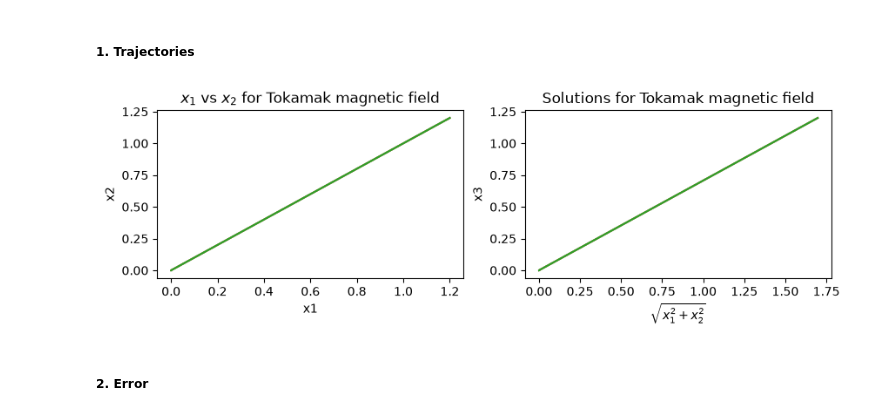
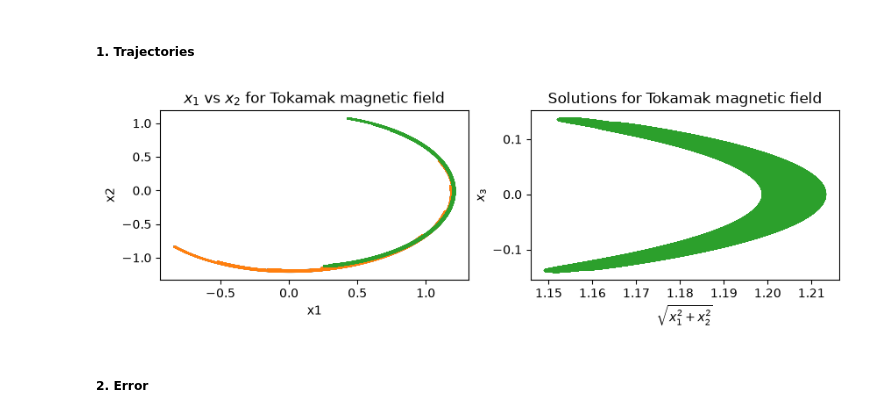
Before and after one commit to einaraarnaes/Project_2_TMA4215, a Jupyter notebook: report.ipynb, the cells around one changed output. Cells and saved outputs as stored; diff of their text form; code cells hidden in the pictures.

```diff
--- a/report.ipynb
+++ b/report.ipynb
@@ -323,23 +375,23 @@ t_T_multi, x_T_multi, v_T_multi = multistep(x_0_T, v_0_T, T, h, A_T, div_U_T)
 ##### 1. Trajectories
 # %%
 def R(x):
-    return np.sqrt(x[0, :]**2 + x[1, :]**2)
+    return np.sqrt(x[:, 0]**2 + x[:, 1]**2)
 
 fig, axs = plt.subplots(nrows = 1, ncols = 2, figsize = (10, 2.5))
-axs[0].plot(x_T_boris[0, :], x_T_boris[1, :], label = "Boris method")
-axs[0].plot(x_T_RK[0, :], x_T_RK[1, :], label = "RK4")
-axs[0].plot(x_T_multi[0, :], x_T_multi[1, :], label = "Multistep")
+axs[0].plot(x_T_boris[:, 0], x_T_boris[:, 1], label = "Boris method")
+axs[0].plot(x_T_RK[:, 0], x_T_RK[:, 1], label = "RK4")
+axs[0].plot(x_T_multi[:, 0], x_T_multi[:, 1], label = "Multistep")
 
-axs[1].plot(R(x_T_boris) , x_T_boris[2, :], label = "Boris method")
-axs[1].plot(R(x_T_RK), x_T_RK[2, :], label = "RK4")
-axs[1].plot(R(x_T_multi), x_T_multi[2, :], label = "Multistep")
+axs[1].plot(R(x_T_boris) , x_T_boris[:, 2], label = "Boris method")
+axs[1].plot(R(x_T_RK), x_T_RK[:, 2], label = "RK4")
+axs[1].plot(R(x_T_multi), x_T_multi[:, 2], label = "Multistep")
 
 axs[0].set(xlabel = "x1", ylabel = "x2", title = r"$x_1$ vs $x_2$ for Tokamak magnetic field")
 axs[1].set(xlabel = r"$\sqrt{x_1^2+x_2^2}$", ylabel = "$x_3$", title = "Solutions for Tokamak magnetic field")
 
 plt.show()
 # %% [output]
-[figure, old version]
+[figure, new version]
 # %% [markdown]
 ##### 2. Error
 # %% [markdown]
```
Also changed, not shown: parts of 6 cells of this notebook.
